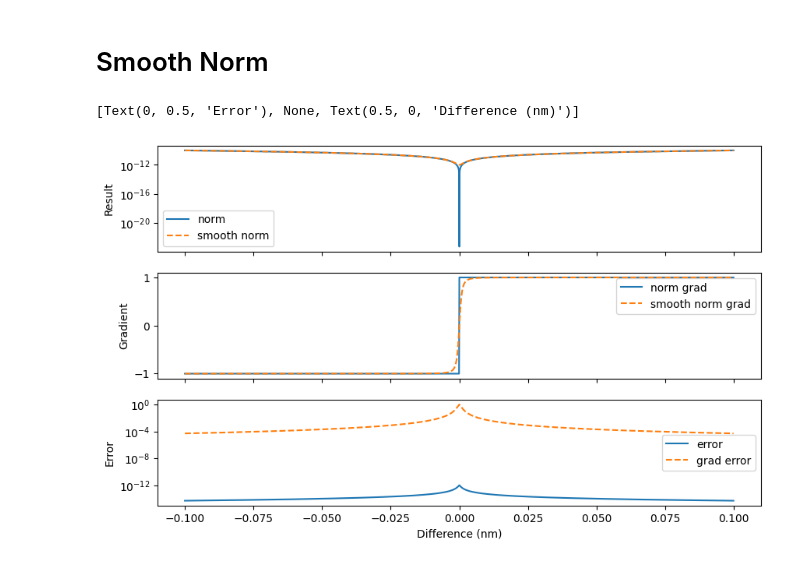
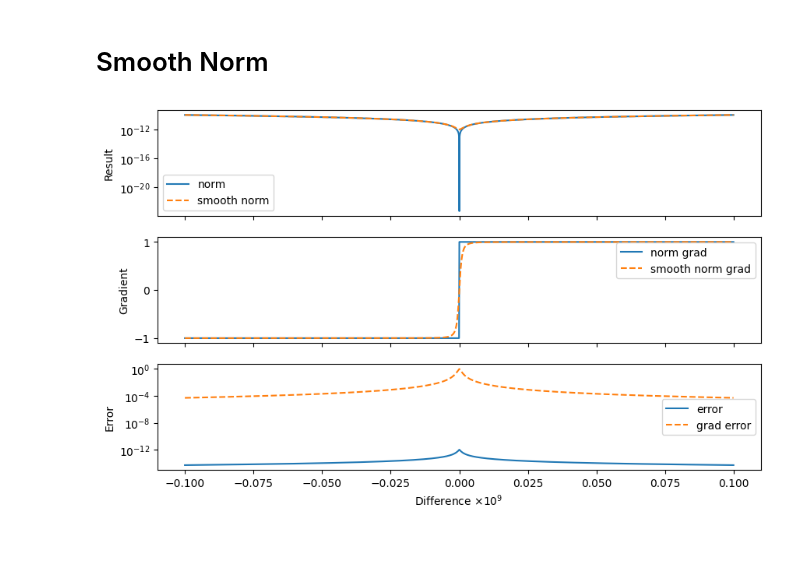
Before and after one commit to mdealencar/Ard, a Jupyter notebook: ard/offshore/mooring_constraint_sandbox.ipynb, the cells around one changed output. Drawn from its saved outputs; the diff is of its cells as text; code cells hidden in the pictures.

```diff
--- a/ard/offshore/mooring_constraint_sandbox.ipynb
+++ b/ard/offshore/mooring_constraint_sandbox.ipynb
@@ -181,20 +181,19 @@ for i, v in enumerate(dif_vals):
 # %%
 fig, ax = plt.subplots(3, 1, figsize=(10, 6), sharex=True)
 ax[0].plot(dif_vals*1E9, result, label="norm")
 ax[0].plot(dif_vals*1E9, result_smooth, "--", label="smooth norm")
 ax[0].set(ylabel="Result", yscale="log", xscale="linear")
 ax[0].legend()
 
 ax[1].plot(dif_vals*1E9, result_grad, label="norm grad")
 ax[1].plot(dif_vals*1E9, result_smooth_grad, "--", label="smooth norm grad")
 ax[1].legend()
 ax[1].set(ylabel="Gradient")
 
 ax[2].plot(dif_vals*1E9, result_smooth - result, label="error")
 ax[2].plot(dif_vals*1E9, abs(result_smooth_grad - result_grad), "--", label="grad error")
 ax[2].legend()
-ax[2].set(ylabel="Error", yscale="log", xlabel="Difference (nm)")
+ax[2].set(ylabel="Error", yscale="log", xlabel="Difference $\\times 10^9$ ")
 plt.savefig("smooth_norm.pdf", transparent=True)
 # %% [output]
-[Text(0, 0.5, 'Error'), None, Text(0.5, 0, 'Difference (nm)')]
-[figure, old version]
+[figure, new version]
```
Also changed, not shown: parts of 1 cell of this notebook.
